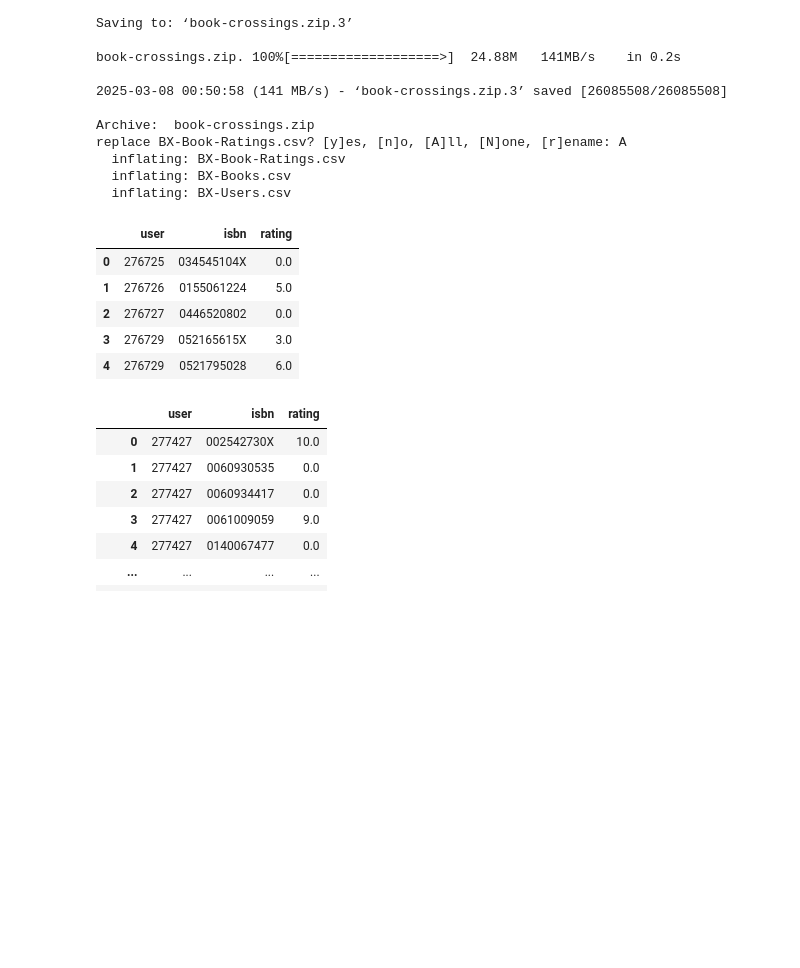
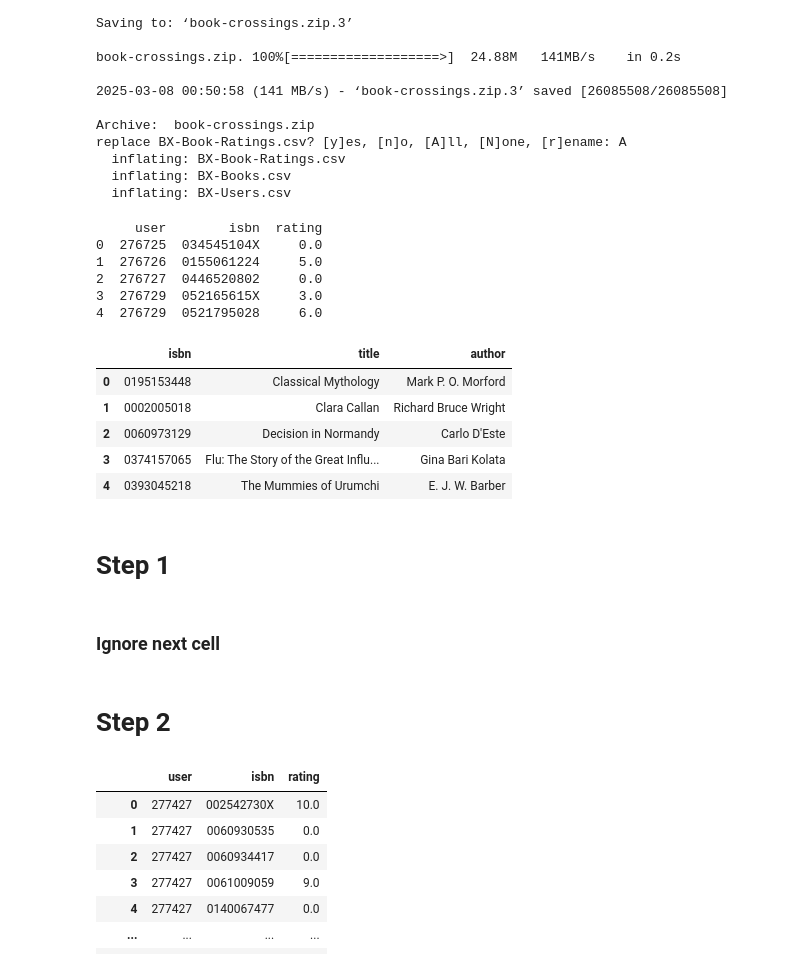
Before and after one commit to RushiKP14/Tensorflow, a Jupyter notebook: fcc_book_recommendation_knn.ipynb, the cells around one changed output. Drawn from its saved outputs; the diff is of its cells as text; code cells hidden in the pictures; blank space fills up the shorter version.

```diff
--- a/fcc_book_recommendation_knn.ipynb
+++ b/fcc_book_recommendation_knn.ipynb
@@ -53,23 +53,33 @@ df_ratings = pd.read_csv(
     dtype={'user': 'int32', 'isbn': 'str', 'rating': 'float32'})
 # %%
 # add your code here - consider creating a new cell for each section of code
+print(df_ratings.head())
 df_books.head()
-df_ratings.head()
 #df_ratings.shape
 #df_ratings.describe()
 # %% [output]
+     user        isbn  rating
+0  276725  034545104X     0.0
+1  276726  0155061224     5.0
+2  276727  0446520802     0.0
+3  276729  052165615X     3.0
+4  276729  0521795028     6.0
-|  | user | isbn | rating |
-| 0 | 276725 | 034545104X | 0.0 |
-| 1 | 276726 | 0155061224 | 5.0 |
-| 2 | 276727 | 0446520802 | 0.0 |
-| 3 | 276729 | 052165615X | 3.0 |
-| 4 | 276729 | 0521795028 | 6.0 |
+|  | isbn | title | author |
+| 0 | 0195153448 | Classical Mythology | Mark P. O. Morford |
+| 1 | 0002005018 | Clara Callan | Richard Bruce Wright |
+| 2 | 0060973129 | Decision in Normandy | Carlo D'Este |
+| 3 | 0374157065 | Flu: The Story of the Great Influ... | Gina Bari Kolata |
+| 4 | 0393045218 | The Mummies of Urumchi | E. J. W. Barber |
+# %% [markdown]
+# Step 1
 # %%
 # Step 1: Remove users who gave less than 200 ratings
 user_counts = df_ratings['user'].value_counts()
 valid_users = user_counts[user_counts >= 200].index
 df_filtered_users = df_ratings[df_ratings['user'].isin(valid_users)]
 #df_filtered_users.reset_index(drop=True)
+# %% [markdown]
+### Ignore next cell
 # %%
 list_user = df_ratings.user.value_counts()
 print(list_user)
@@ -88,6 +98,8 @@ for user in keep_user:
     df_ratings_new = pd.concat([df_ratings_new, df_ratings.loc[mask]], ignore_index=True)
 print(df_ratings_new)
 sum(list_user.get(keep_user))
+# %% [markdown]
+# Step 2
 # %%
 # Step 2: Remove ISBNs that got less than 100 ratings
 isbn_counts = df_ratings.isbn.value_counts()
```
Also changed, not shown: parts of 8 cells of this notebook.
